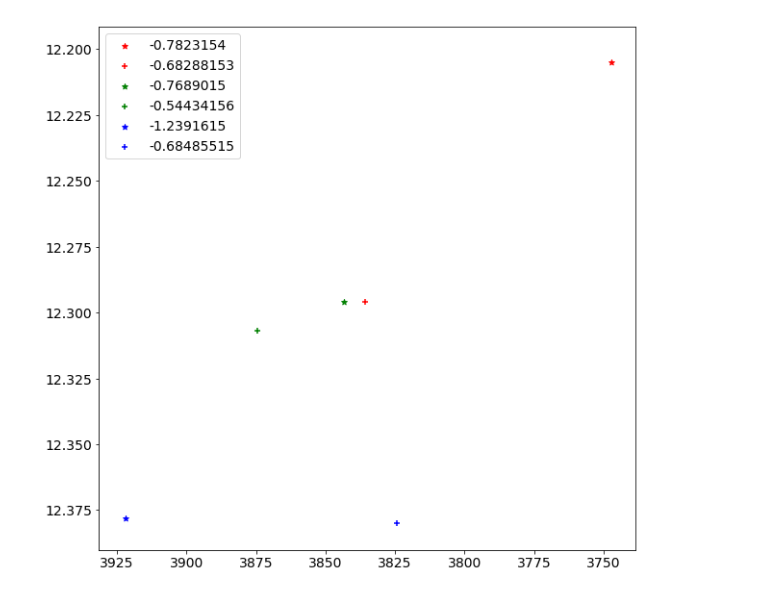
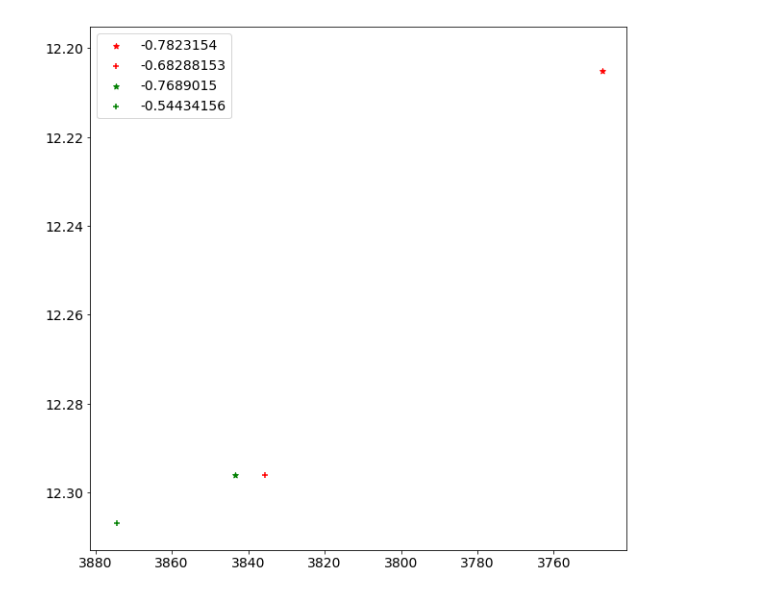
Before and after one commit to JoshuaPovick/Magellanic_Ages, a Jupyter notebook: Spectra.ipynb, the cells around one changed output. Drawn from its saved outputs; the diff is of its cells as text; code cells hidden in the pictures.

```diff
--- a/Spectra.ipynb
+++ b/Spectra.ipynb
@@ -277,18 +258,18 @@ parage = np.squeeze(parage)
 # %%
 ##################
 ### HR of Twins ###
 ###################
 
 plt.figure(figsize=[10,10])
 plt.scatter(clndr16[twin00]['TEFF'],clndr16[twin00]['K'],marker='*',c='r',label='-0.7823154')
 plt.scatter(clndr16[twin01]['TEFF'],clndr16[twin01]['K'],marker='+',c='r',label='-0.68288153')
 plt.scatter(clndr16[twin10]['TEFF'],clndr16[twin10]['K'],marker='*',c='g',label='-0.7689015')
 plt.scatter(clndr16[twin11]['TEFF'],clndr16[twin11]['K'],marker='+',c='g',label='-0.54434156')
-plt.scatter(clndr16[twin20]['TEFF'],clndr16[twin20]['K'],marker='*',c='b',label='-1.2391615')
-plt.scatter(clndr16[twin21]['TEFF'],clndr16[twin21]['K'],marker='+',c='b',label='-0.68485515')
+# plt.scatter(clndr16[twin20]['TEFF'],clndr16[twin20]['K'],marker='*',c='b',label='-1.2391615')
+# plt.scatter(clndr16[twin21]['TEFF'],clndr16[twin21]['K'],marker='+',c='b',label='-0.68485515')
 plt.gca().invert_xaxis()
 plt.gca().invert_yaxis()
 plt.legend(loc='upper left')
 plt.show()
 # %% [output]
-[figure, old version]
+[figure, new version]
```
Also changed, not shown: parts of 5 cells of this notebook.
